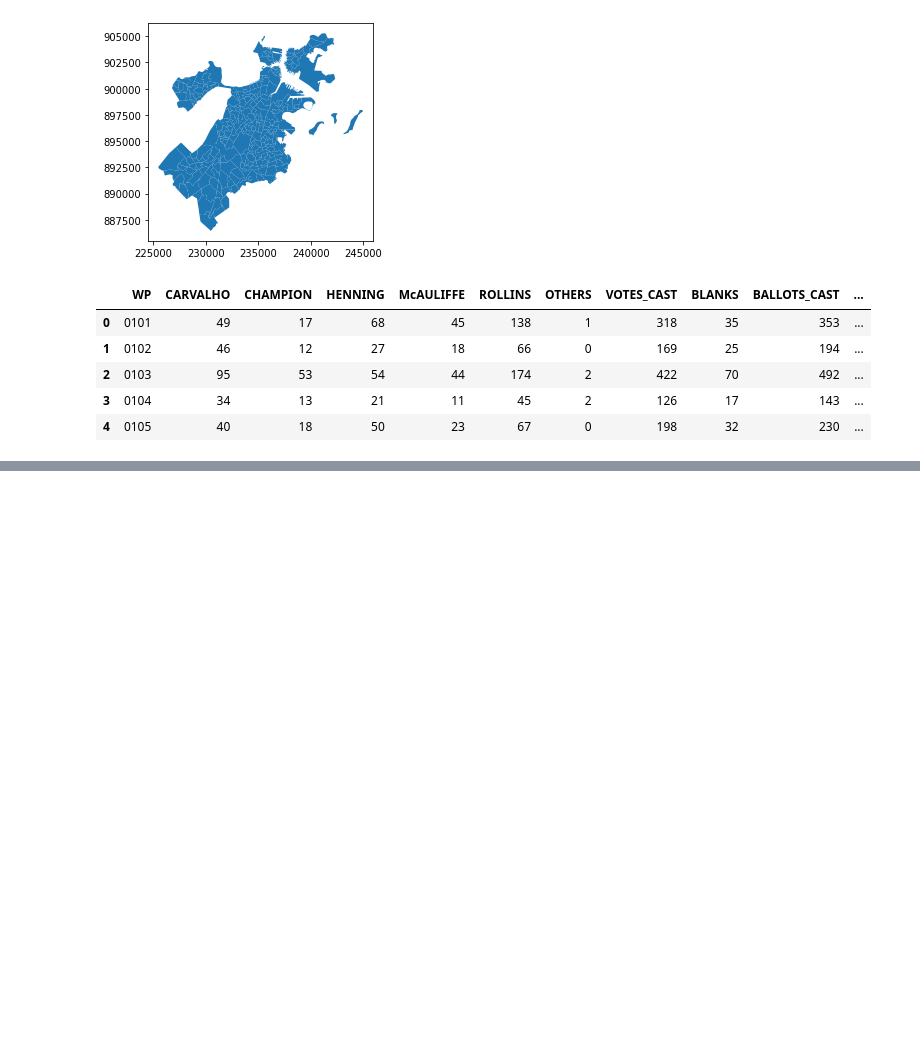
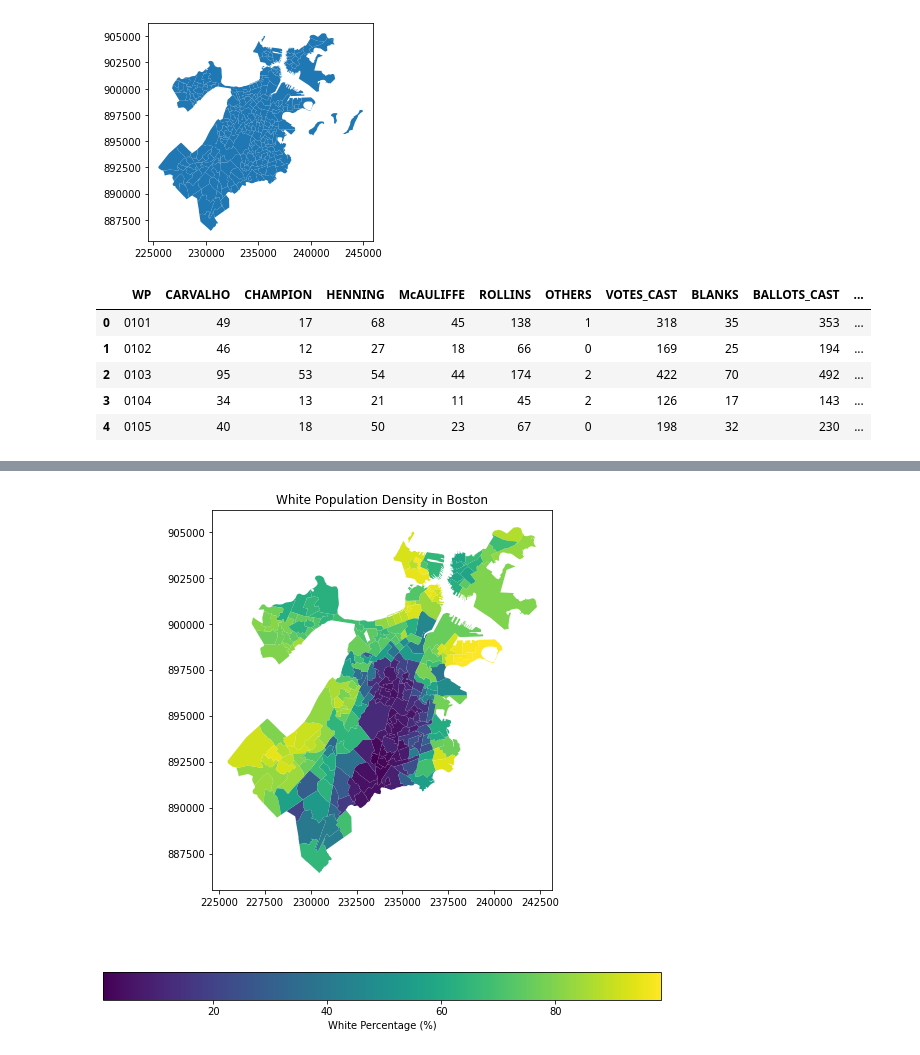
Before and after one commit to kimonazj/BayState_Banner_Project, a Jupyter notebook: DA/DA_deliverable2.ipynb, the cells around one changed output, grey strips where cells are left out. Saved outputs shown, nothing was run; the diff lists cells and outputs as text; code cells hidden in the pictures; blank space fills up the shorter version.

```diff
--- a/DA/DA_deliverable2.ipynb
+++ b/DA/DA_deliverable2.ipynb
@@ -209,0 +273,7 @@ def replace_WP(row):
+# %%
+fig, ax = plt.subplots(figsize=(10,10))
+WP_merged_geodf.plot(column='White Percentage', ax=ax, legend=True, legend_kwds={'label': "White Percentage (%)", 'orientation': "horizontal"})
+plt.title('White Population Density in Boston')
+plt.show()
+# %% [output]
+[figure, added]
```
Also changed, not shown: parts of 24 cells of this notebook.
